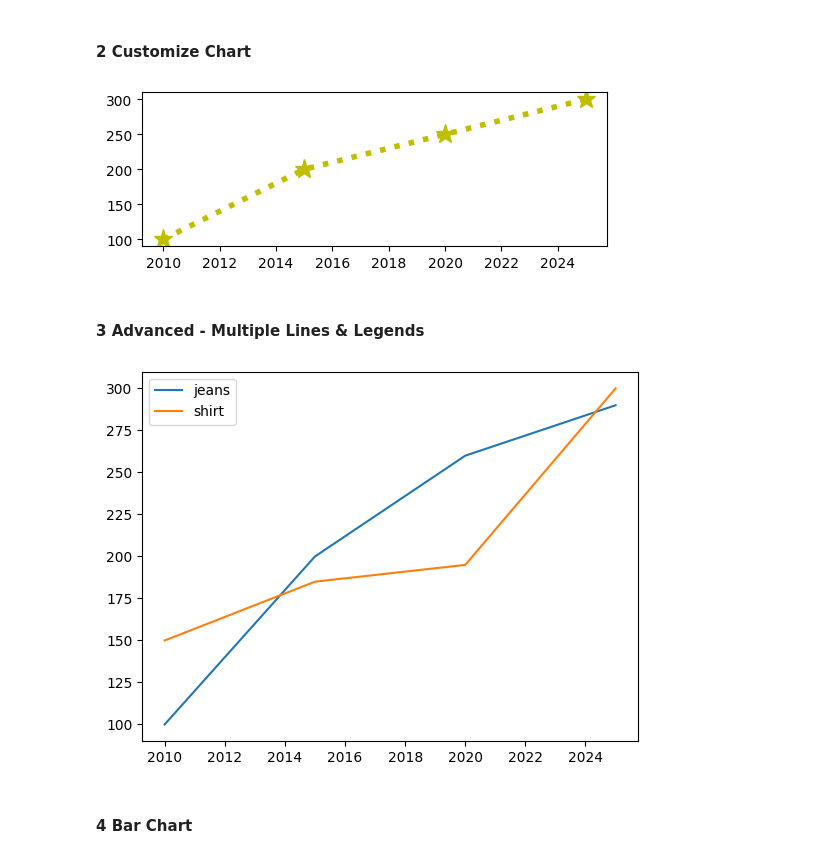
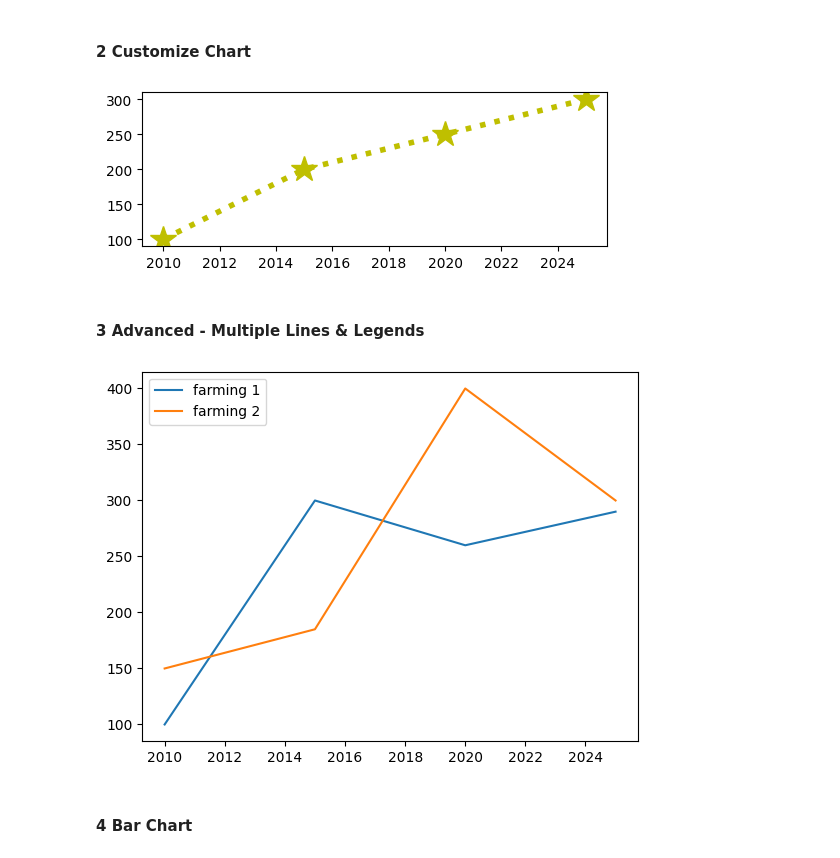
Before and after one commit to rajendra0968jangid/Ds-Arya, a Jupyter notebook: day9.ipynb, the cells around one changed output. Saved outputs shown, nothing was run; the diff lists cells and outputs as text; code cells hidden in the pictures.

```diff
--- a/day9.ipynb
+++ b/day9.ipynb
@@ -92,28 +92,28 @@ y = [100,200,250,300] # y cord.
 # |'w'       | | | |white|
 # graph size
 plt.figure(figsize=(6,2)) # width or height
-plt.plot(x,y,color="y",marker='*',linestyle=":",linewidth=4,markersize=14,)
+plt.plot(x,y,color="y",marker='*',linestyle=":",linewidth=4,markersize=19,)
 plt.show()
 # %% [output]
-[figure, old version]
+[figure, new version]
 # %% [markdown]
 #### 3 Advanced - Multiple Lines & Legends
 # %%
 # multi lines chart
 import matplotlib.pyplot as plt
 
 x = [2010,2015,2020,2025]
-y1 = [100,200,260,290]
-y2 = [150,185,195,300]
+farming1 = [100,300,260,290]
+farming2 = [150,185,400,300]
 
-plt.plot(x,y1,label="jeans")
-plt.plot(x,y2,label="shirt")
+plt.plot(x,farming1,label="farming 1")
+plt.plot(x,farming2,label="farming 2")
 plt.legend() # info of label
 plt.show()
 
 # question on multiple line chart ->
 # %% [output]
-[figure, old version]
+[figure, new version]
 # %% [markdown]
 #### 4 Bar Chart
 # %%
```
Also changed, not shown: parts of 4 cells of this notebook.
